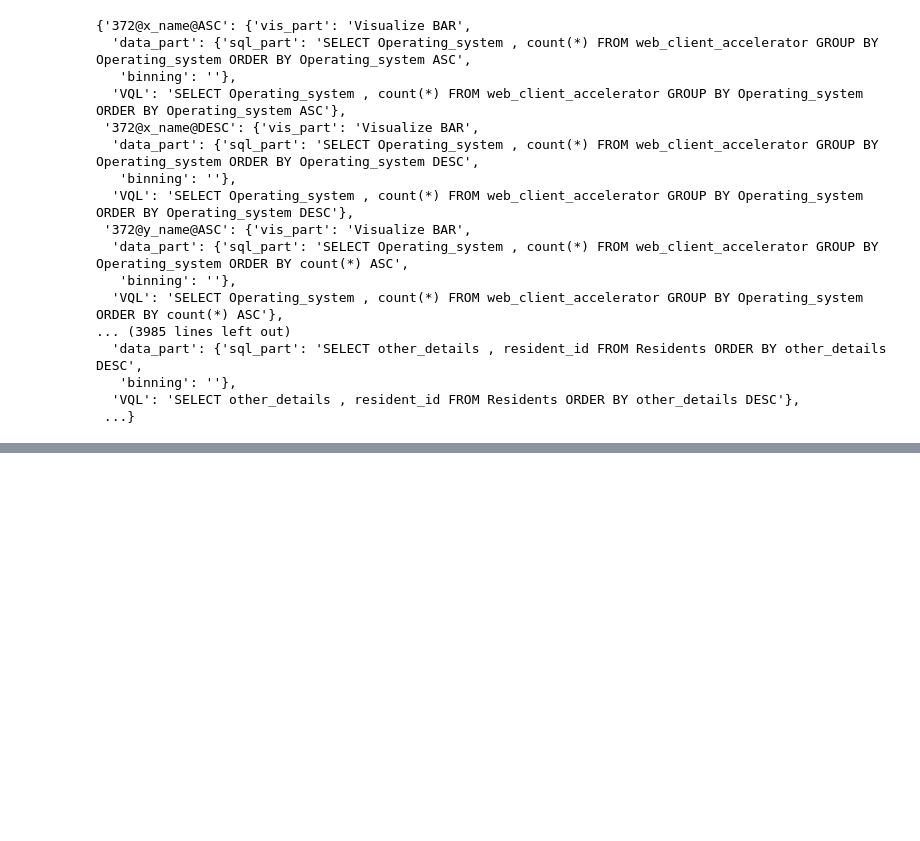
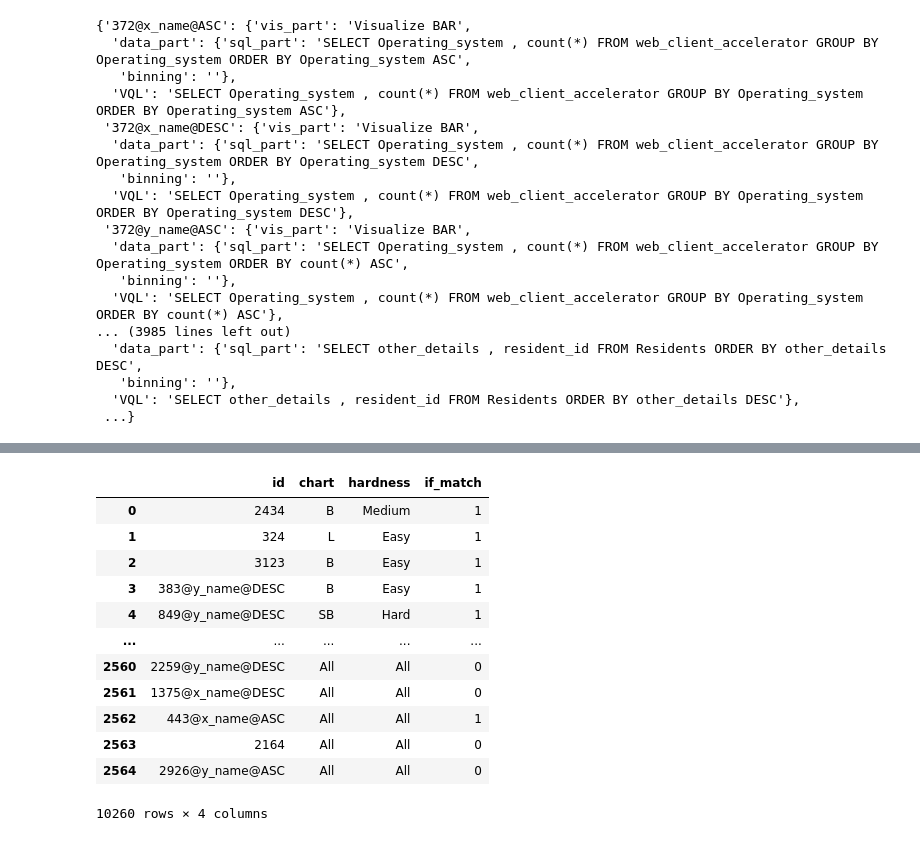
Before and after one commit to Thanksyy/spider-1, a Jupyter notebook: baselines/seq2seq_attention_copy/Seq2Vis_Evaluation.ipynb, the cells around one changed output, grey strips where cells are left out. Cells and saved outputs as stored; diff of their text form; code cells hidden in the pictures; blank space fills up the shorter version.

```diff
--- a/baselines/seq2seq_attention_copy/Seq2Vis_Evaluation.ipynb
+++ b/baselines/seq2seq_attention_copy/Seq2Vis_Evaluation.ipynb
@@ -327,0 +366,4 @@ struct_vis_query
+# %%
+for k, v in struct_vis_query.items():
+    struct_vis_query[k]['chart'] = id_chart_hard[k]['chart']
+    struct_vis_query[k]['hardness'] = id_chart_hard[k]['hardness']
@@ -327,0 +397,22 @@ struct_vis_query
+# %%
+# methods = 'seq2seq+copying'
+# methods = 'seq2seq+atten'
+methods = 'seq2seq'
+gold_path = '/Users/yuyu/QCRI/Benchmark/Text2Vis/Expr/SEQ2VIS/0914-test-dev-train/results/'+methods+'/test_decode.txt'
+predict_path = '/Users/yuyu/QCRI/Benchmark/Text2Vis/Expr/SEQ2VIS/0914-test-dev-train/results/'+methods+'/output_test.txt'
+'''
+临时做法：通过原始dev.json 获得每个pair的tvBench id
+'''
+with open('/Users/yuyu/QCRI/Benchmark/Text2Vis/Expr/SEQ2VIS/0914/results/dev.json', 'r') as f:
+    dev_list_id = json.load(f)
+
+with open (gold_path, 'r') as f:
+    gold_list = f.readlines()
+
+with open (predict_path, 'r') as f:
+    predict_list = f.readlines()
+
+with open('/Users/yuyu/QCRI/Benchmark/Text2Vis/datasets/id_property_mapping.json', 'r') as f:
+    property_mapping = json.load(f)
+
+print('The number of gold examples: {}, and the number of predict examples: {}.'.format(len(gold_list), len(predict_list)))
@@ -327,0 +494,26 @@ struct_vis_query
+# %%
+new_df1 = df.copy()
+new_df1['hardness'] = "All"
+new_df2 = df.copy()
+new_df2['chart'] = "All"
+new_df1 = new_df1.append(new_df2)
+new_df3 = df.copy()
+new_df3['hardness'] = 'All'
+new_df3['chart'] = 'All'
+new_df1 = new_df1.append(new_df3)
+df = df.append(new_df1)
+df
+# %% [output]
+|  | id | chart | hardness | if_match |
+| 0 | 2434 | B | Medium | 1 |
+| 1 | 324 | L | Easy | 1 |
+| 2 | 3123 | B | Easy | 1 |
+| 3 | 383@y_name@DESC | B | Easy | 1 |
+| 4 | 849@y_name@DESC | SB | Hard | 1 |
+| ... | ... | ... | ... | ... |
+| 2560 | 2259@y_name@DESC | All | All | 0 |
+| 2561 | 1375@x_name@DESC | All | All | 0 |
+| 2562 | 443@x_name@ASC | All | All | 1 |
+| 2563 | 2164 | All | All | 0 |
+| 2564 | 2926@y_name@ASC | All | All | 0 |
+10260 rows × 4 columns
```
Also changed, not shown: parts of 27 cells of this notebook, 10 other files.
